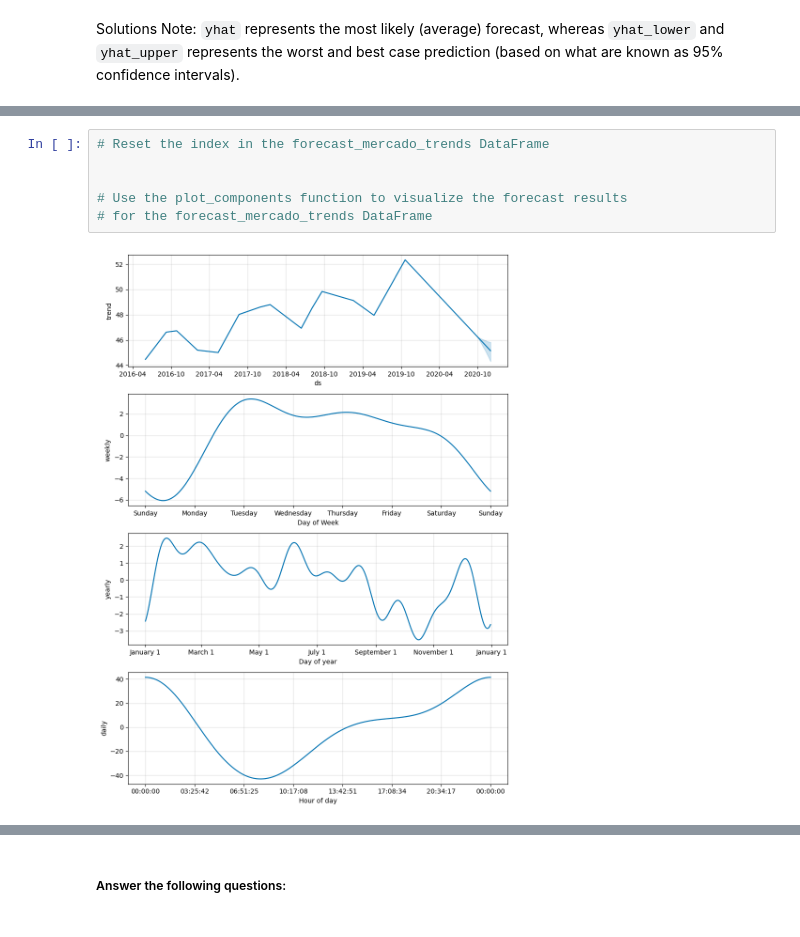
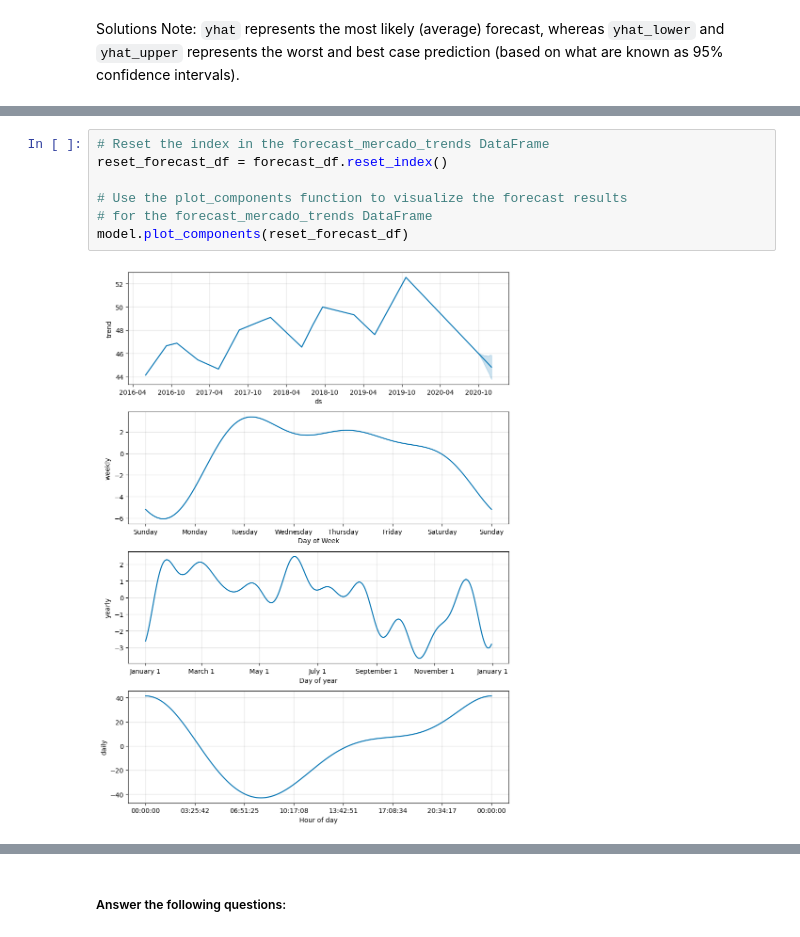
Before and after one commit to inCloset/prophet-challenge, a Jupyter notebook: forecasting_net_prophet.ipynb, the cells around one changed output, grey strips where cells are left out. Cells and saved outputs as stored; diff of their text form.

```diff
--- a/forecasting_net_prophet.ipynb
+++ b/forecasting_net_prophet.ipynb
@@ -594,8 +594,9 @@ KeyError: 'ds'
 # %%
 # Reset the index in the forecast_mercado_trends DataFrame
-
+reset_forecast_df = forecast_df.reset_index()
 
 # Use the plot_components function to visualize the forecast results
 # for the forecast_mercado_trends DataFrame
+model.plot_components(reset_forecast_df)
 # %% [output]
-[figure, old version]
+[figure, new version]
```
Also changed, not shown: parts of 2 cells of this notebook.
